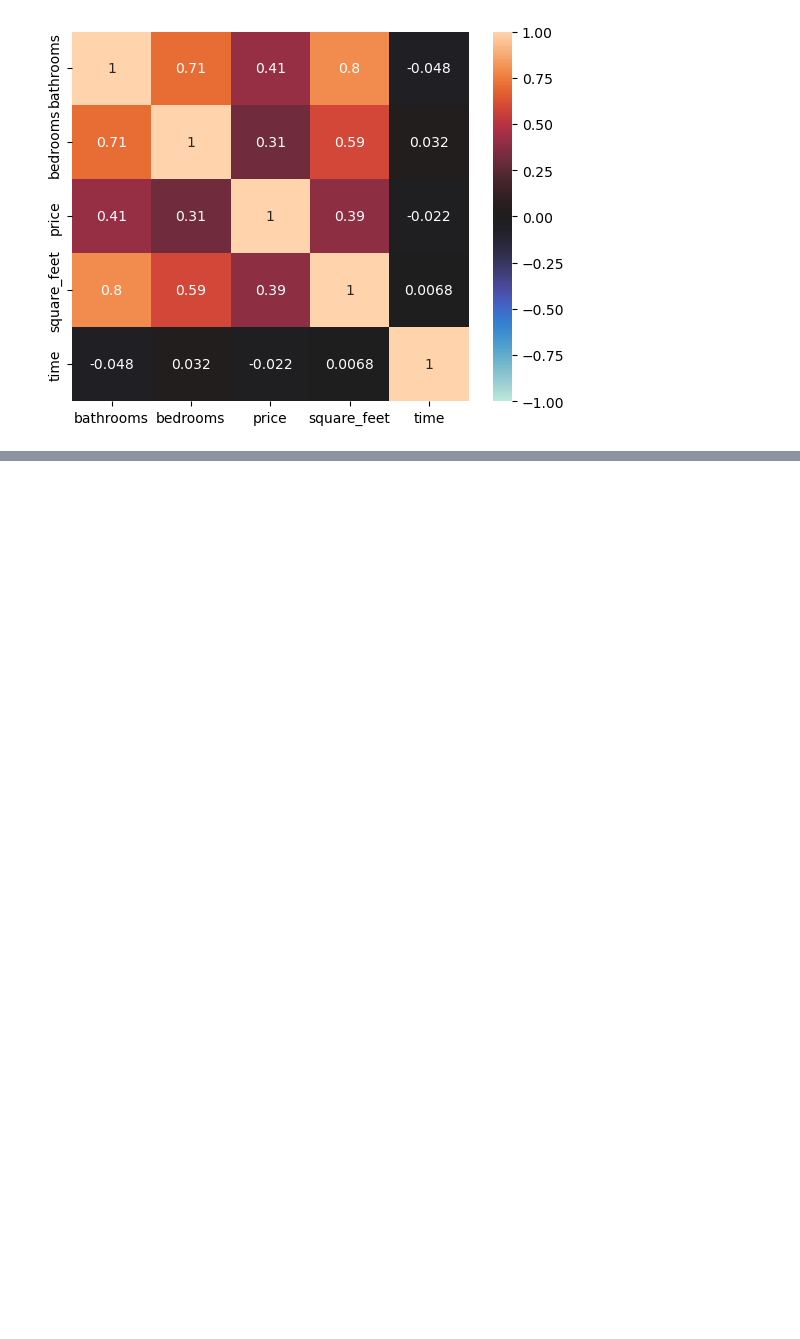
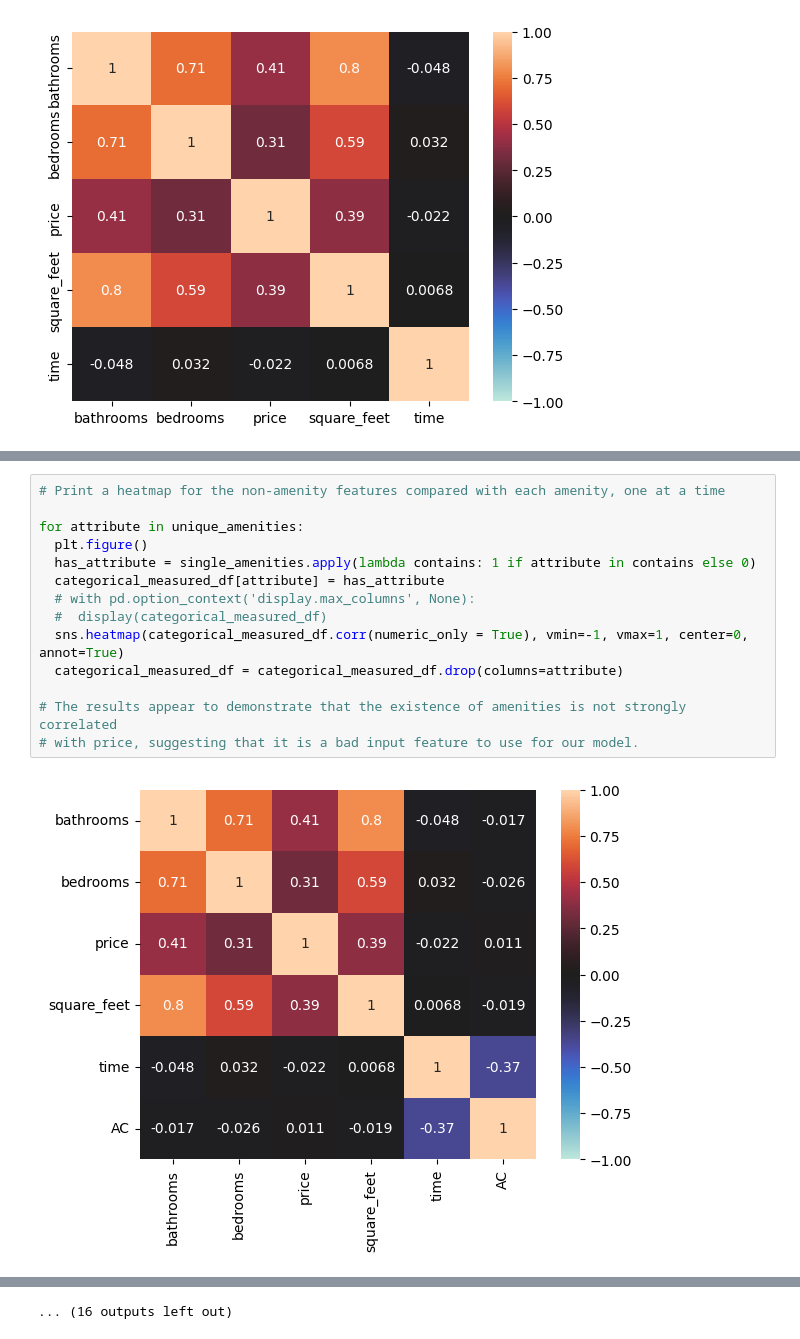
Before and after one commit to Daniel-Tran3/CSE_151A_Project, a Jupyter notebook: CSE151A_Group_Project.ipynb, the cells around one changed output, grey strips where cells are left out. Cells and saved outputs as stored; diff of their text form; blank space fills up the shorter version.

```diff
--- a/CSE151A_Group_Project.ipynb
+++ b/CSE151A_Group_Project.ipynb
@@ -146,0 +197,16 @@ sns.heatmap(measured_df.corr(), vmin=-1, vmax=1, center=0, annot=True)
+# %%
+# Print a heatmap for the non-amenity features compared with each amenity, one at a time
+
+for attribute in unique_amenities:
+  plt.figure()
+  has_attribute = single_amenities.apply(lambda contains: 1 if attribute in contains else 0)
+  categorical_measured_df[attribute] = has_attribute
+  # with pd.option_context('display.max_columns', None):
+  #  display(categorical_measured_df)
+  sns.heatmap(categorical_measured_df.corr(numeric_only = True), vmin=-1, vmax=1, center=0, annot=True)
+  categorical_measured_df = categorical_measured_df.drop(columns=attribute)
+
+# The results appear to demonstrate that the existence of amenities is not strongly correlated
+# with price, suggesting that it is a bad input feature to use for our model.
+# %% [output]
+[figure, added]
@@ -146,0 +224 @@ sns.heatmap(measured_df.corr(), vmin=-1, vmax=1, center=0, annot=True)
+... (16 outputs left out)
```
Also changed, not shown: parts of 6 cells of this notebook.
